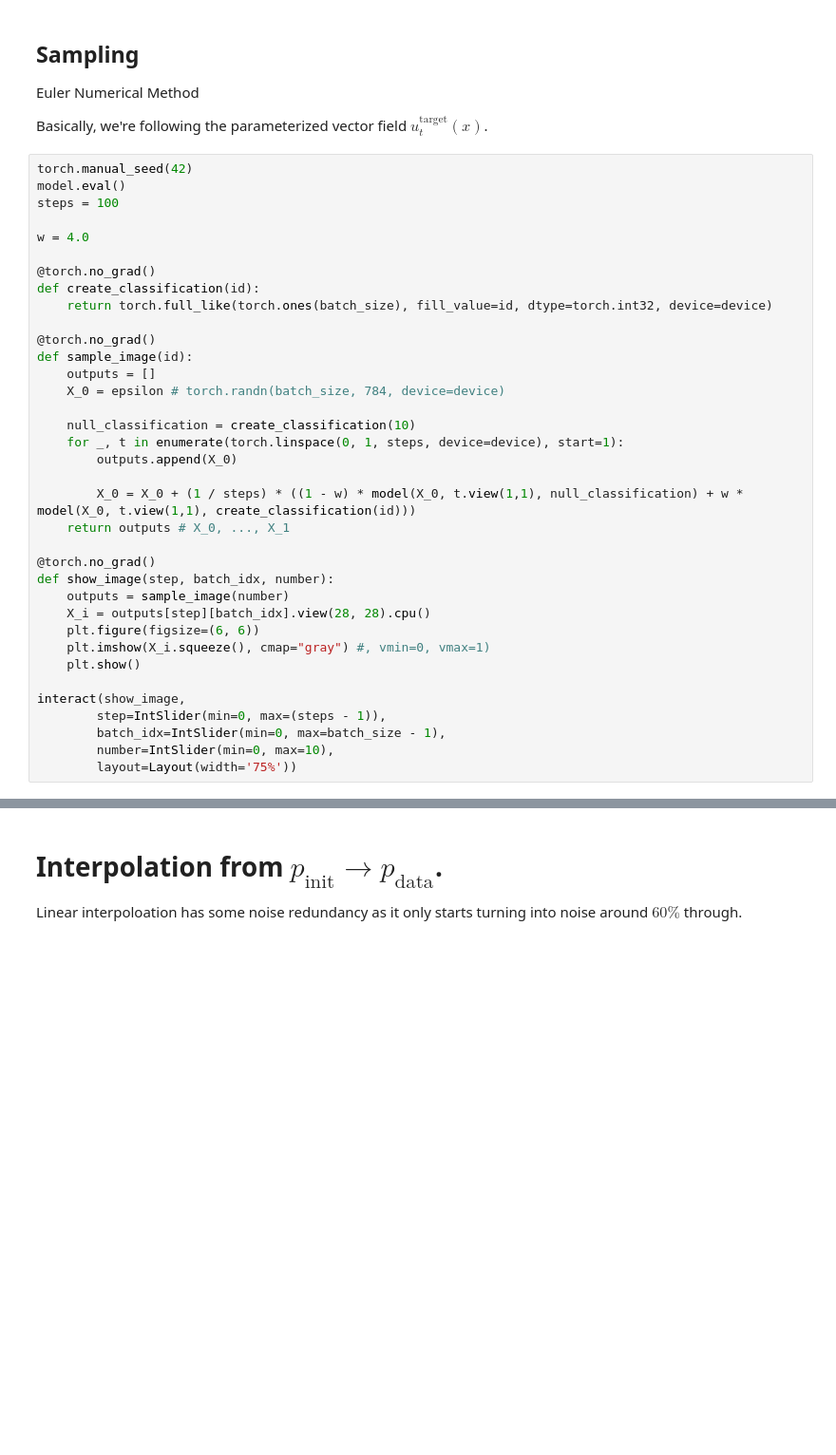
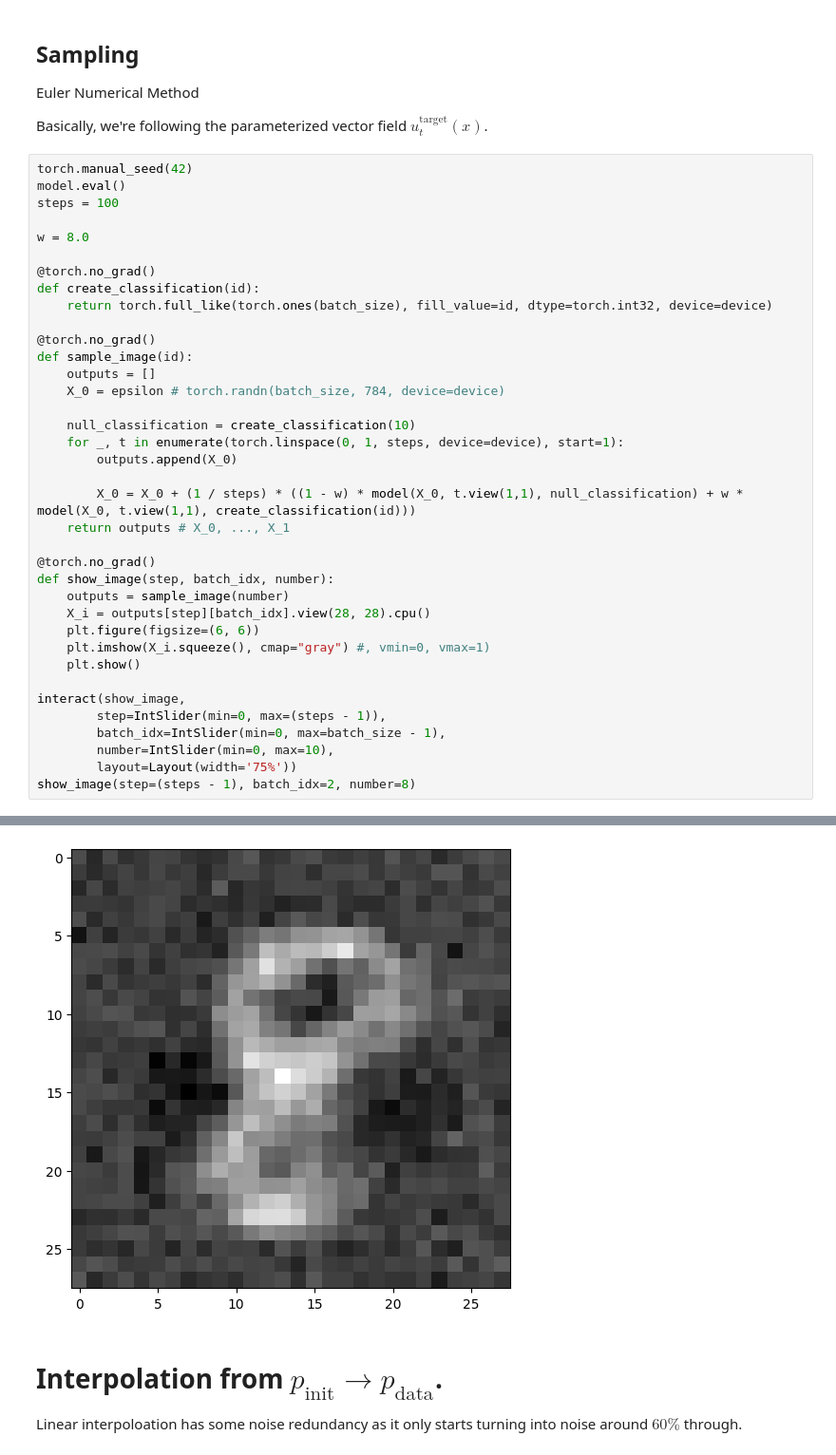
Before and after one commit to someonecantcode/VarationalAutoencoder, a Jupyter notebook: diffusion/flow-matching.ipynb, the cells around one changed output, grey strips where cells are left out. Shown at 95% size. Cells and saved outputs as stored; diff of their text form; blank space fills up the shorter version.

```diff
--- a/diffusion/flow-matching.ipynb
+++ b/diffusion/flow-matching.ipynb
@@ -224,7 +202,7 @@ torch.manual_seed(42)
 model.eval()
 steps = 100
 
-w = 4.0
+w = 8.0
 
 @torch.no_grad()
 def create_classification(id):
@@ -255,5 +233,6 @@ interact(show_image,
         batch_idx=IntSlider(min=0, max=batch_size - 1),
         number=IntSlider(min=0, max=10),
         layout=Layout(width='75%'))
+show_image(step=(steps - 1), batch_idx=2, number=8)
 # %% [output]
 interactive(children=(IntSlider(value=0, description='step', max=99), IntSlider(value=0, description='batch_id…
@@ -261,3 +239,4 @@ interactive(children=(IntSlider(value=0, description='step', max=99), IntSlider(
+[figure, added]
 # %% [markdown]
 # Interpolation from $p_{\text{init}} \rightarrow p_{\text{data}}$.
 
```
Also changed, not shown: parts of 7 cells of this notebook.
